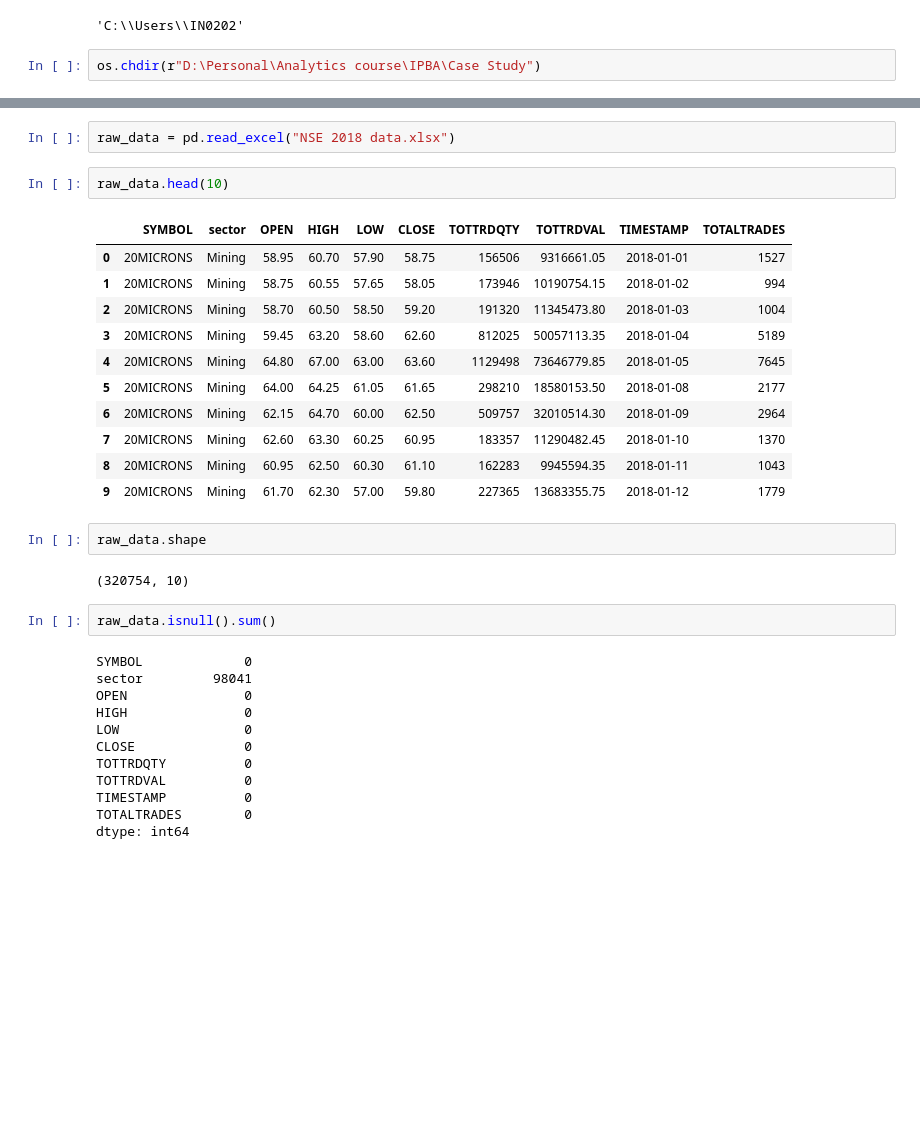
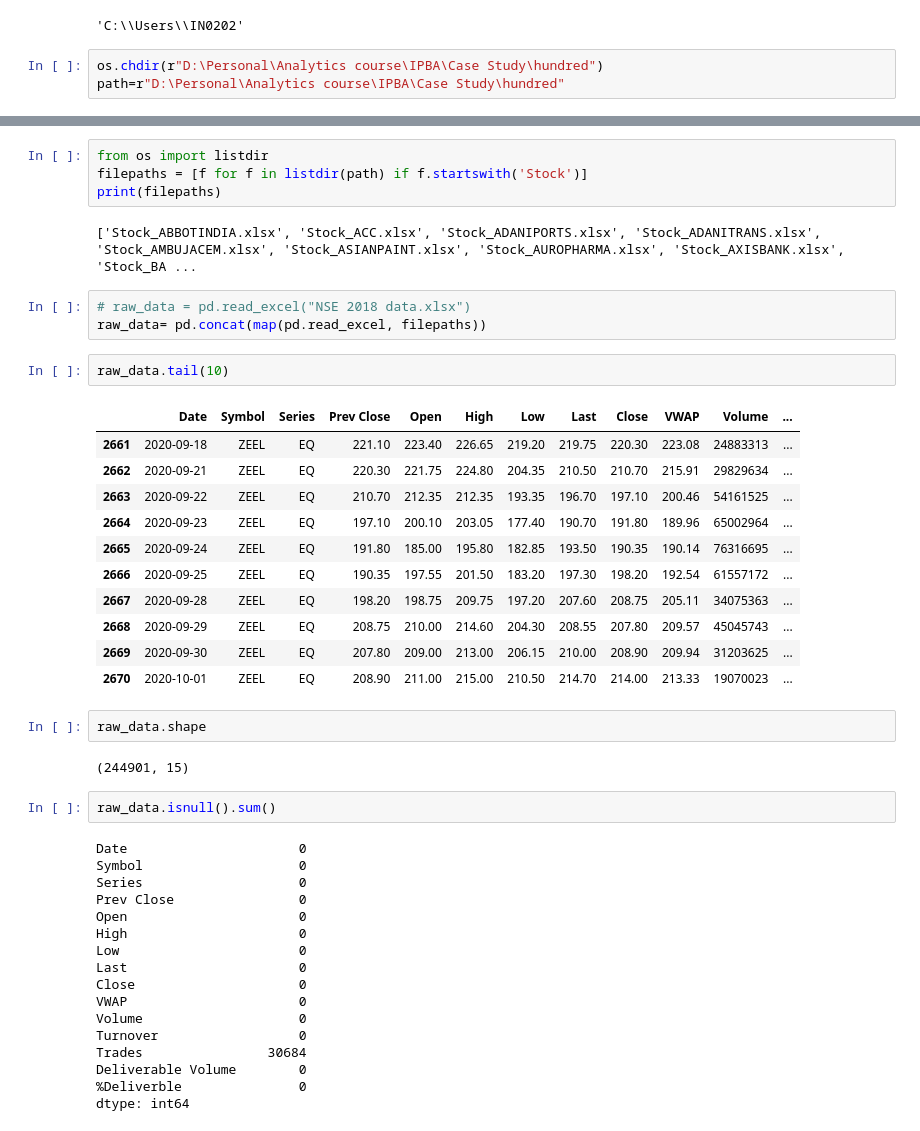
Before and after one commit to rsnaraya/IPBA, a Jupyter notebook: CaseStudy - Stock prediction.ipynb, the cells around one changed output, grey strips where cells are left out. Saved outputs shown, nothing was run; the diff lists cells and outputs as text; blank space fills up the shorter version.

Commit message:
Updated for the new stocks data
Updated for the new 100 stocks data set and covering SMA and EMA for 5, 10, 50, 100 and 200 days

```diff
--- a/CaseStudy - Stock prediction.ipynb
+++ b/CaseStudy - Stock prediction.ipynb
@@ -9,7 +9,8 @@ os.getcwd()
 # %% [output]
 'C:\\Users\\IN0202'
 # %%
-os.chdir(r"D:\Personal\Analytics course\IPBA\Case Study")
+os.chdir(r"D:\Personal\Analytics course\IPBA\Case Study\hundred")
+path=r"D:\Personal\Analytics course\IPBA\Case Study\hundred"
 # %%
 os.getcwd()
 # %% [output]
@@ -17,34 +18,46 @@ os.getcwd()
+# %%
+from os import listdir
+filepaths = [f for f in listdir(path) if f.startswith('Stock')]
+print(filepaths)
+# %% [output]
+['Stock_ABBOTINDIA.xlsx', 'Stock_ACC.xlsx', 'Stock_ADANIPORTS.xlsx', 'Stock_ADANITRANS.xlsx', 'Stock_AMBUJACEM.xlsx', 'Stock_ASIANPAINT.xlsx', 'Stock_AUROPHARMA.xlsx', 'Stock_AXISBANK.xlsx', 'Stock_BA ...
 # %%
-raw_data = pd.read_excel("NSE 2018 data.xlsx")
+# raw_data = pd.read_excel("NSE 2018 data.xlsx")
+raw_data= pd.concat(map(pd.read_excel, filepaths))
 # %%
-raw_data.head(10)
+raw_data.tail(10)
 # %% [output]
-|  | SYMBOL | sector | OPEN | HIGH | LOW | CLOSE | TOTTRDQTY | TOTTRDVAL | TIMESTAMP | TOTALTRADES |
-| 0 | 20MICRONS | Mining | 58.95 | 60.70 | 57.90 | 58.75 | 156506 | 9316661.05 | 2018-01-01 | 1527 |
-| 1 | 20MICRONS | Mining | 58.75 | 60.55 | 57.65 | 58.05 | 173946 | 10190754.15 | 2018-01-02 | 994 |
-| 2 | 20MICRONS | Mining | 58.70 | 60.50 | 58.50 | 59.20 | 191320 | 11345473.80 | 2018-01-03 | 1004 |
-| 3 | 20MICRONS | Mining | 59.45 | 63.20 | 58.60 | 62.60 | 812025 | 50057113.35 | 2018-01-04 | 5189 |
-| 4 | 20MICRONS | Mining | 64.80 | 67.00 | 63.00 | 63.60 | 1129498 | 73646779.85 | 2018-01-05 | 7645 |
-| 5 | 20MICRONS | Mining | 64.00 | 64.25 | 61.05 | 61.65 | 298210 | 18580153.50 | 2018-01-08 | 2177 |
-| 6 | 20MICRONS | Mining | 62.15 | 64.70 | 60.00 | 62.50 | 509757 | 32010514.30 | 2018-01-09 | 2964 |
-| 7 | 20MICRONS | Mining | 62.60 | 63.30 | 60.25 | 60.95 | 183357 | 11290482.45 | 2018-01-10 | 1370 |
-| 8 | 20MICRONS | Mining | 60.95 | 62.50 | 60.30 | 61.10 | 162283 | 9945594.35 | 2018-01-11 | 1043 |
-| 9 | 20MICRONS | Mining | 61.70 | 62.30 | 57.00 | 59.80 | 227365 | 13683355.75 | 2018-01-12 | 1779 |
+|  | Date | Symbol | Series | Prev Close | Open | High | Low | Last | Close | VWAP | Volume | ... |
+| 2661 | 2020-09-18 | ZEEL | EQ | 221.10 | 223.40 | 226.65 | 219.20 | 219.75 | 220.30 | 223.08 | 24883313 | ... |
+| 2662 | 2020-09-21 | ZEEL | EQ | 220.30 | 221.75 | 224.80 | 204.35 | 210.50 | 210.70 | 215.91 | 29829634 | ... |
+| 2663 | 2020-09-22 | ZEEL | EQ | 210.70 | 212.35 | 212.35 | 193.35 | 196.70 | 197.10 | 200.46 | 54161525 | ... |
+| 2664 | 2020-09-23 | ZEEL | EQ | 197.10 | 200.10 | 203.05 | 177.40 | 190.70 | 191.80 | 189.96 | 65002964 | ... |
+| 2665 | 2020-09-24 | ZEEL | EQ | 191.80 | 185.00 | 195.80 | 182.85 | 193.50 | 190.35 | 190.14 | 76316695 | ... |
+| 2666 | 2020-09-25 | ZEEL | EQ | 190.35 | 197.55 | 201.50 | 183.20 | 197.30 | 198.20 | 192.54 | 61557172 | ... |
+| 2667 | 2020-09-28 | ZEEL | EQ | 198.20 | 198.75 | 209.75 | 197.20 | 207.60 | 208.75 | 205.11 | 34075363 | ... |
+| 2668 | 2020-09-29 | ZEEL | EQ | 208.75 | 210.00 | 214.60 | 204.30 | 208.55 | 207.80 | 209.57 | 45045743 | ... |
+| 2669 | 2020-09-30 | ZEEL | EQ | 207.80 | 209.00 | 213.00 | 206.15 | 210.00 | 208.90 | 209.94 | 31203625 | ... |
+| 2670 | 2020-10-01 | ZEEL | EQ | 208.90 | 211.00 | 215.00 | 210.50 | 214.70 | 214.00 | 213.33 | 19070023 | ... |
 # %%
 raw_data.shape
 # %% [output]
-(320754, 10)
+(244901, 15)
 # %%
 raw_data.isnull().sum()
 # %% [output]
-SYMBOL             0
-sector         98041
-OPEN               0
-HIGH               0
-LOW                0
-CLOSE              0
-TOTTRDQTY          0
-TOTTRDVAL          0
-TIMESTAMP          0
-TOTALTRADES        0
+Date                      0
+Symbol                    0
+Series                    0
+Prev Close                0
+Open                      0
+High                      0
+Low                       0
+Last                      0
+Close                     0
+VWAP                      0
+Volume                    0
+Turnover                  0
+Trades                30684
+Deliverable Volume        0
+%Deliverble               0
 dtype: int64
```
Also changed, not shown: parts of 6 cells of this notebook.
